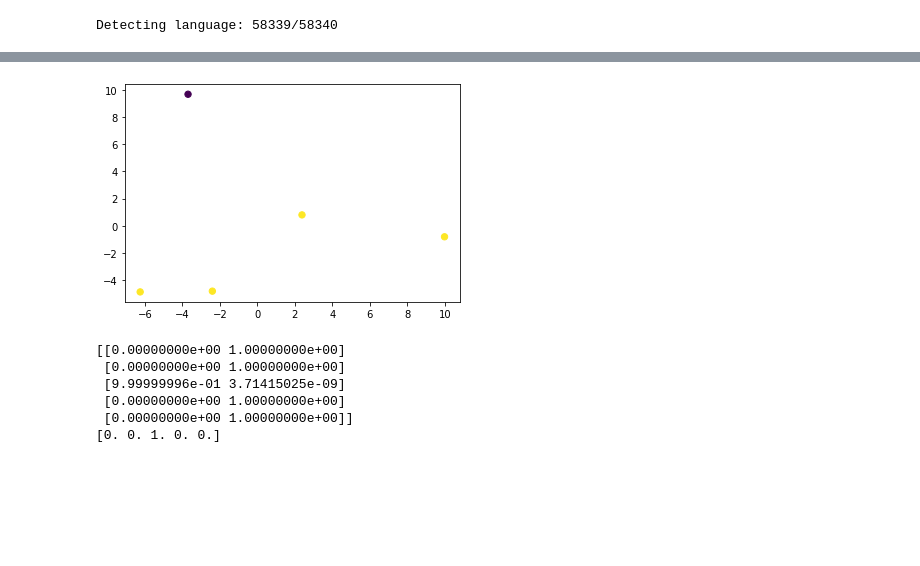
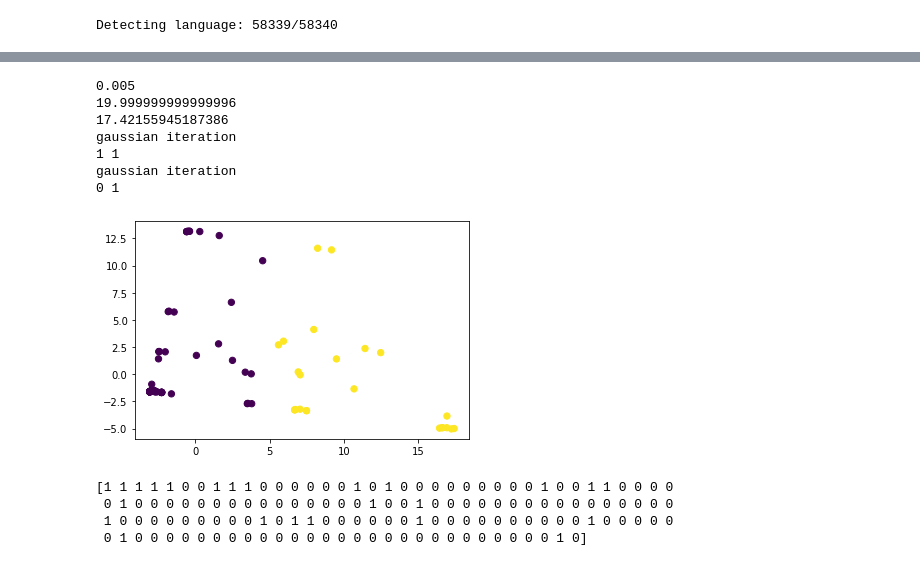
Before and after one commit to wray27/Coronavirus-Sentiment, a Jupyter notebook: notebooks/final_location_notebook.ipynb, the cells around one changed output, grey strips where cells are left out. Saved outputs shown, nothing was run; the diff lists cells and outputs as text; code cells hidden in the pictures; blank space fills up the shorter version.

```diff
--- a/notebooks/final_location_notebook.ipynb
+++ b/notebooks/final_location_notebook.ipynb
@@ -69,5 +71,5 @@ print(sorted( ((v,k) for k,v in countDict.items()), reverse=True))
 # %%
-countries_to_model = ['USA', 'England', 'India', 'Ireland', 'Nigeria']#, 'South Africa', 'Scotland', 'Spain', 'Pakistan', 'Ghana', 'Brazil', 'Northern Ireland', 'Wales', 'France', 'Kenya', 'Argentina', 'Germany', 'Nederland', 'United Arab Emirates', 'Sri Lanka', 'Uganda', 'Indonesia', 'Türkiye', 'België', "People's Republic of China", 'Israel', 'Jamaica', 'Chile']
+countries_to_model = ['USA', 'England', 'India', 'Ireland', 'Nigeria', 'South Africa', 'Scotland', 'Spain', 'Pakistan', 'Ghana', 'Brazil', 'Northern Ireland', 'Wales', 'France', 'Kenya', 'Argentina', 'Germany', 'Nederland', 'United Arab Emirates', 'Sri Lanka', 'Uganda', 'Indonesia', 'Türkiye', 'België', "People's Republic of China", 'Israel', 'Jamaica', 'Chile']
 # %%
 final_bow =['PPE',
  'afraid',
@@ -160,7 +162,7 @@ final_bow =['PPE',
  'not serious',
  'nurses',
  'optimism',
- 'optomistic',
+ 'optimistic',
  'overcome',
  'overreact',
  'overreacted',
@@ -284,15 +312,0 @@ for country in countries_to_model:
-# %%
-country_index_dict = dict()
-
-bowMatrix = np.empty((1, len(final_bow)), int)
-
-index_count = 0
-for country in countries_to_model:
-    if(country in country_bows):
-        bowMatrix = np.append(bowMatrix, np.reshape(country_bows[country], (1, len(final_bow))), axis=0)
-        country_index_dict[country] = index_count
-        index_count += 1
-
-bowMatrix = np.delete(bowMatrix, (0), axis=0)
-
-print(bowMatrix.shape)
@@ -301,29 +348,45 @@ print(bowMatrix.shape)
 # %%
-from sklearn.preprocessing import StandardScaler
+from sklearn.preprocessing import RobustScaler
 from sklearn.decomposition import PCA
 from sklearn.mixture import GaussianMixture
-x = StandardScaler().fit_transform(bowMatrix)
+
+print(np.amax(bowMatrix))
+x = RobustScaler().fit_transform(bowMatrix)
+print(np.amax(x))
 
 pca = PCA(2)
 x = pca.fit_transform(x)
-gmm = GaussianMixture(n_components=2, covariance_type='spherical', max_iter=10).fit(x)
-labels = gmm.predict(x)
-#probability of each class (e.g. panic and non-panic)
-panic = gmm.predict_proba(x)
+print(np.amax(x))
+correct = False
+while(not correct):
+    print("gaussian iteration")
+    gmm = GaussianMixture(n_components=2, covariance_type='tied',  max_iter=10).fit(x)
+    labels = gmm.predict(x)
+    #probability of each class (e.g. panic and non-panic)
+    panic = gmm.predict_proba(x)
 
 
-plt.scatter(x[:, 0], x[:, 1], c=labels, s=40, cmap='viridis')
-plt.show()
+
+
+    print(labels[-1], labels[-2])
+    if(labels[-1] != labels[-2]):
+        correct= True
+
+        plt.scatter(x[:, 0], x[:, 1], c=labels, s=40, cmap='viridis')
+        plt.show()
 # %% [output]
+0.005
+19.999999999999996
+17.42155945187386
+gaussian iteration
+1 1
+gaussian iteration
+0 1
-[figure, old version]
+[figure, new version]
-# %%
-print(panic)
-cvalue = panic[:, 0]
-print(cvalue)
-# %% [output]
-[[0.00000000e+00 1.00000000e+00]
- [0.00000000e+00 1.00000000e+00]
- [9.99999996e-01 3.71415025e-09]
- [0.00000000e+00 1.00000000e+00]
- [0.00000000e+00 1.00000000e+00]]
-[0. 0. 1. 0. 0.]
+# %%
+print(labels)
+# %% [output]
+[1 1 1 1 1 0 0 1 1 1 0 0 0 0 0 0 1 0 1 0 0 0 0 0 0 0 0 0 1 0 0 1 1 0 0 0 0
+ 0 1 0 0 0 0 0 0 0 0 0 0 0 0 0 0 0 1 0 0 1 0 0 0 0 0 0 0 0 0 0 0 0 0 0 0 0
+ 1 0 0 0 0 0 0 0 0 0 1 0 1 1 0 0 0 0 0 0 1 0 0 0 0 0 0 0 0 0 0 1 0 0 0 0 0
+ 0 1 0 0 0 0 0 0 0 0 0 0 0 0 0 0 0 0 0 0 0 0 0 0 0 0 0 0 0 1 0]
```
Also changed, not shown: parts of 7 cells of this notebook.
